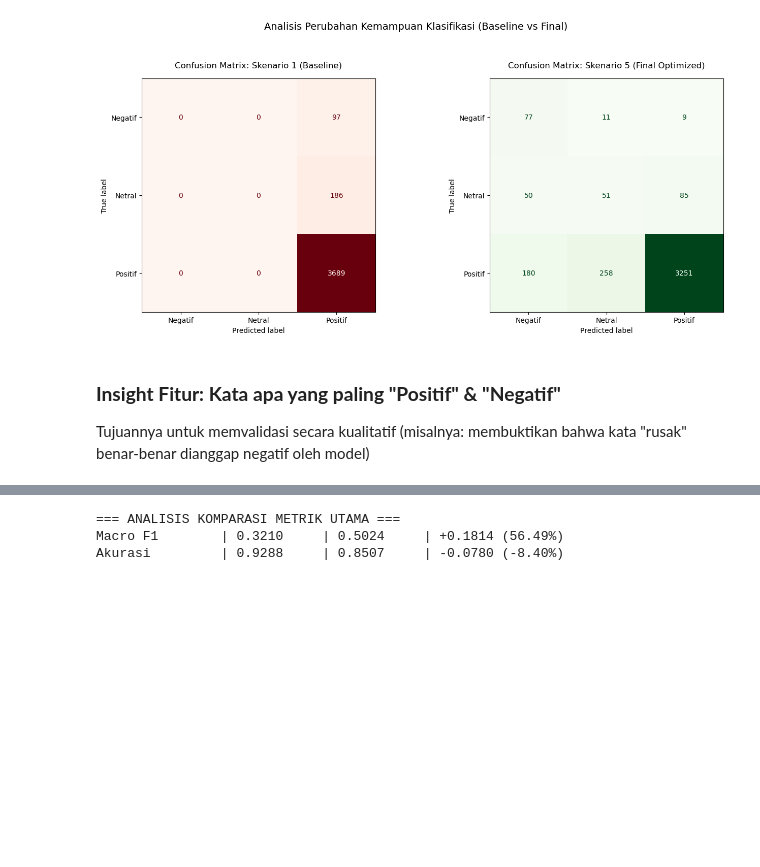
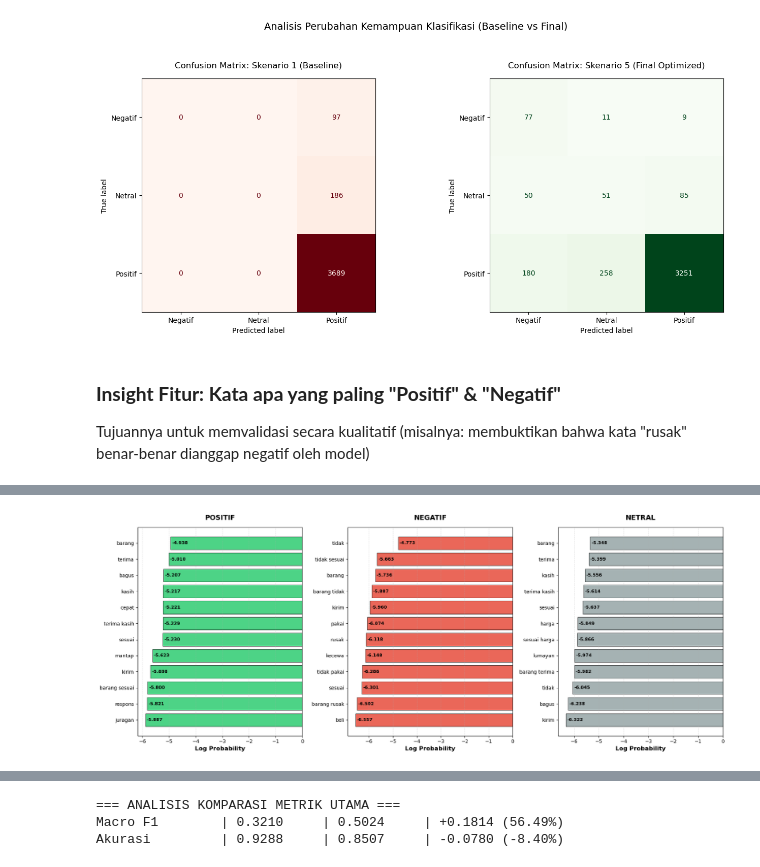
Before and after one commit to erlangga-g/NB_AnalisiSentimen, a Jupyter notebook: NB_SentimentAnalysis_Skripsi.ipynb, the cells around one changed output, grey strips where cells are left out. Saved outputs shown, nothing was run; the diff lists cells and outputs as text; code cells hidden in the pictures; blank space fills up the shorter version.

Commit message:
visualisasi unigram/ngram + smote

```diff
--- a/NB_SentimentAnalysis_Skripsi.ipynb
+++ b/NB_SentimentAnalysis_Skripsi.ipynb
@@ -1651,3 +1886,100 @@ plt.show()
 # %% [markdown]
 **<h3>Insight Fitur: Kata apa yang paling "Positif" & "Negatif"</h3>**
 Tujuannya untuk memvalidasi secara kualitatif (misalnya: membuktikan bahwa kata "rusak" benar-benar dianggap negatif oleh model)
+# %%
+# =============================================================================
+# INSIGHT FITUR:    Kata Paling "Positif", "Negatif", dan "Netral"
+# =============================================================================
+print("=== ANALISIS FEATURE IMPORTANCE:    KATA PALING BERPENGARUH (3 SENTIMEN) ===\n")
+
+# UNAKAN MODEL FINAL (yang sudah pakai N-Gram optimal + Tuning)
+# best_model_pipeline berisi:  TF-IDF (best_ngram_range) -> SMOTE -> MultinomialNB (tuned)
+
+# Ekstrak vectorizer dan model dari pipeline terbaik
+vectorizer = best_model_pipeline.named_steps['tfidf']  # TF-IDF dengan ngram optimal
+model = best_model_pipeline.named_steps['clf']         # Multinomial NB yang sudah di-tune
+
+# Ambil feature names (vocabulary)
+feature_names = vectorizer. get_feature_names_out()
+
+# Ambil log probability dari setiap kelas
+log_prob = model.feature_log_prob_
+
+# Mapping label ke nama kelas menggunakan LabelEncoder yang sudah ada
+class_labels = le.inverse_transform([0, 1, 2])
+
+print(f"N-Gram Range yang digunakan: {best_ngram_range}")
+print(f"Jumlah fitur: {len(feature_names)}")
+print(f"Kelas sentiment: {class_labels}\n")
+
+# --- Ekstrak Top Features per Kelas ---
+top_n = 12  # Ambil 12 kata/frasa teratas per kelas
+
+top_features = {}
+for i, label in enumerate(class_labels):
+    # Ambil index kata dengan log_prob tertinggi untuk kelas ini
+    top_indices = log_prob[i].argsort()[-top_n:][::-1]
+    top_words = [(feature_names[idx], log_prob[i][idx]) for idx in top_indices]
+    top_features[label] = top_words
+
+    print(f"\n🔹 Top {top_n} fitur untuk sentimen '{label}':")
+    for rank, (word, score) in enumerate(top_words, 1):
+        print(f"  {rank:2d}. {word:30s} (log_prob: {score:.4f})")
+
+# Visualisasi
+print("\n" + "="*70)
+print("VISUALISASI:  TOP FEATURES - 3 SENTIMEN (HORIZONTAL LAYOUT)")
+print("="*70)
+
+import matplotlib.pyplot as plt
+
+fig, axes = plt.subplots(1, 3, figsize=(18, 7))  # 3 kolom, ukuran lebih lebar
+
+# Definisi warna per sentimen
+colors_map = {
+    'Positif': '#2ecc71',   # Hijau
+    'Negatif': '#e74c3c',   # Merah
+    'Netral': '#95a5a6'     # Abu-abu
+}
+
+# Urutkan:   Positif, Negatif, Netral (sesuaikan jika perlu)
+sentiment_order = ['Positif', 'Negatif', 'Netral']
+
+for i, label in enumerate(sentiment_order):
+    # Cari label di class_labels (case-insensitive)
+    matching_label = None
+    for cl in class_labels:
+        if cl.lower() == label.lower():
+            matching_label = cl
+            break
+
+    if matching_label is None or matching_label not in top_features:
+        print(f"Warning: Label '{label}' tidak ditemukan, skip...")
+        continue
+
+    words = [word for word, _ in top_features[matching_label]]
+    scores = [score for _, score in top_features[matching_label]]
+
+    # Plot horizontal bar (tulisan kata lebih mudah dibaca)
+    axes[i].barh(words, scores, color=colors_map[label], alpha=0.85,
+                 edgecolor='black', linewidth=0.7)
+
+    axes[i].set_xlabel('Log Probability', fontsize=12, fontweight='bold')
+    axes[i].set_title(f'{label. upper()}', fontsize=14, fontweight='bold', pad=15)
+    axes[i].invert_yaxis()  # Kata dengan skor tertinggi di atas
+    axes[i]. tick_params(axis='y', labelsize=10)  # Ukuran font fitur
+    axes[i].tick_params(axis='x', labelsize=10)
+    axes[i].grid(axis='x', linestyle='--', alpha=0.4)
+
+    # Tambahkan nilai di ujung bar
+    for j, (word, score) in enumerate(zip(words, scores)):
+        axes[i].text(score + 0.05, j, f'{score:.3f}',
+                     va='center', fontsize=9, color='black', fontweight='bold')
+
+plt.tight_layout()
+plt.savefig('feature_importance_3sentimen_horizontal.png', dpi=300, bbox_inches='tight')
+plt.show()
+
+print("\nVisualisasi disimpan sebagai 'feature_importance_3sentimen_horizontal.png'")
+print(f"   (Menggunakan model final dengan N-Gram {best_ngram_range})")
+# %% [output]
@@ -1653,0 +2003 @@ Tujuannya untuk memvalidasi secara kualitatif (misalnya: membuktikan bahwa kata
+[figure, added]
```
Also changed, not shown: parts of 4 cells of this notebook.
